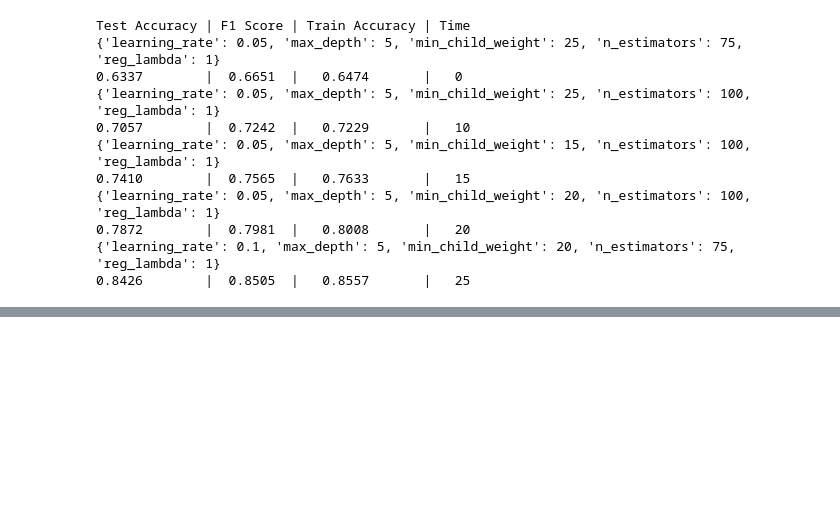
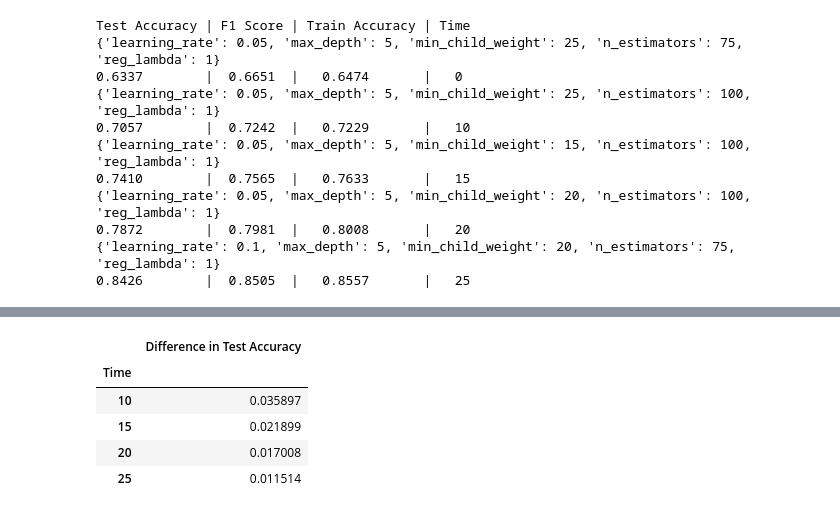
Before and after one commit to Samuel-Kelly-hub/Esports-Results-Project, a Jupyter notebook: LoL_Predictions.ipynb, the cells around one changed output, grey strips where cells are left out. Drawn from its saved outputs; the diff is of its cells as text; code cells hidden in the pictures; blank space fills up the shorter version.

```diff
--- a/LoL_Predictions.ipynb
+++ b/LoL_Predictions.ipynb
@@ -1182,0 +1257,14 @@ results_df[results_df["Time"] == "25"].sort_values(by="Test Accuracy", ascending
+# %%
+results_df = results_df.reset_index().rename({"index":"Model and Array and Time"}, axis=1)
+results_df["Model and Array"] = results_df["Model and Array and Time"].replace(r"_at\d+", "", regex=True)
+
+((results_df.loc[results_df["Model and Array"] == "reduced_log_reg", ["Time", "Test Accuracy"]].iloc[1:].set_index("Time") -
+ results_df.loc[results_df["Model and Array"] == "gold_diff", ["Time", "Test Accuracy"]].set_index("Time"))
+ .rename({"Test Accuracy":"Difference in Test Accuracy"}, axis=1))
+# %% [output]
+|  | Difference in Test Accuracy |
+| Time |  |
+| 10 | 0.035897 |
+| 15 | 0.021899 |
+| 20 | 0.017008 |
+| 25 | 0.011514 |
```
Also changed, not shown: parts of 53 cells of this notebook.
